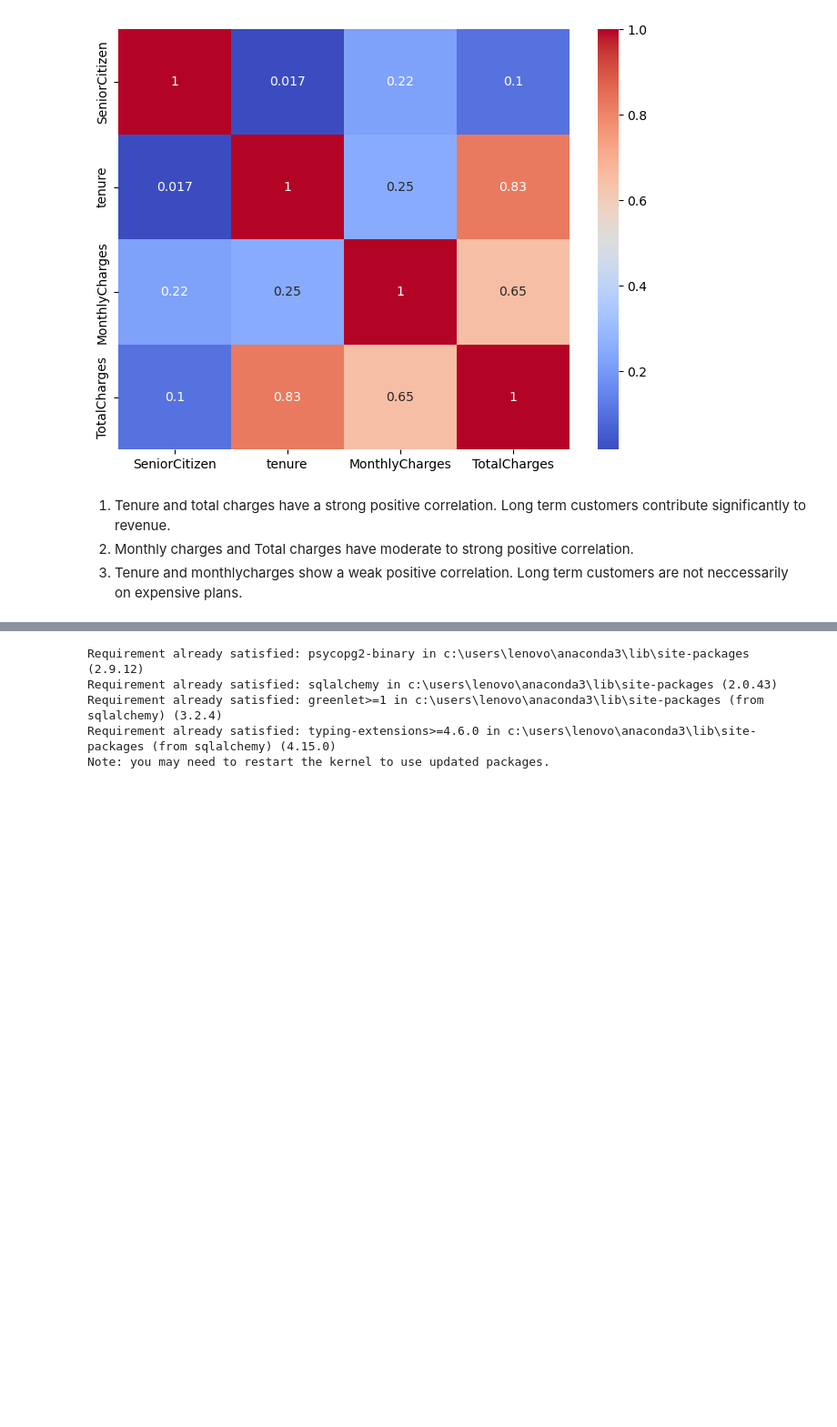
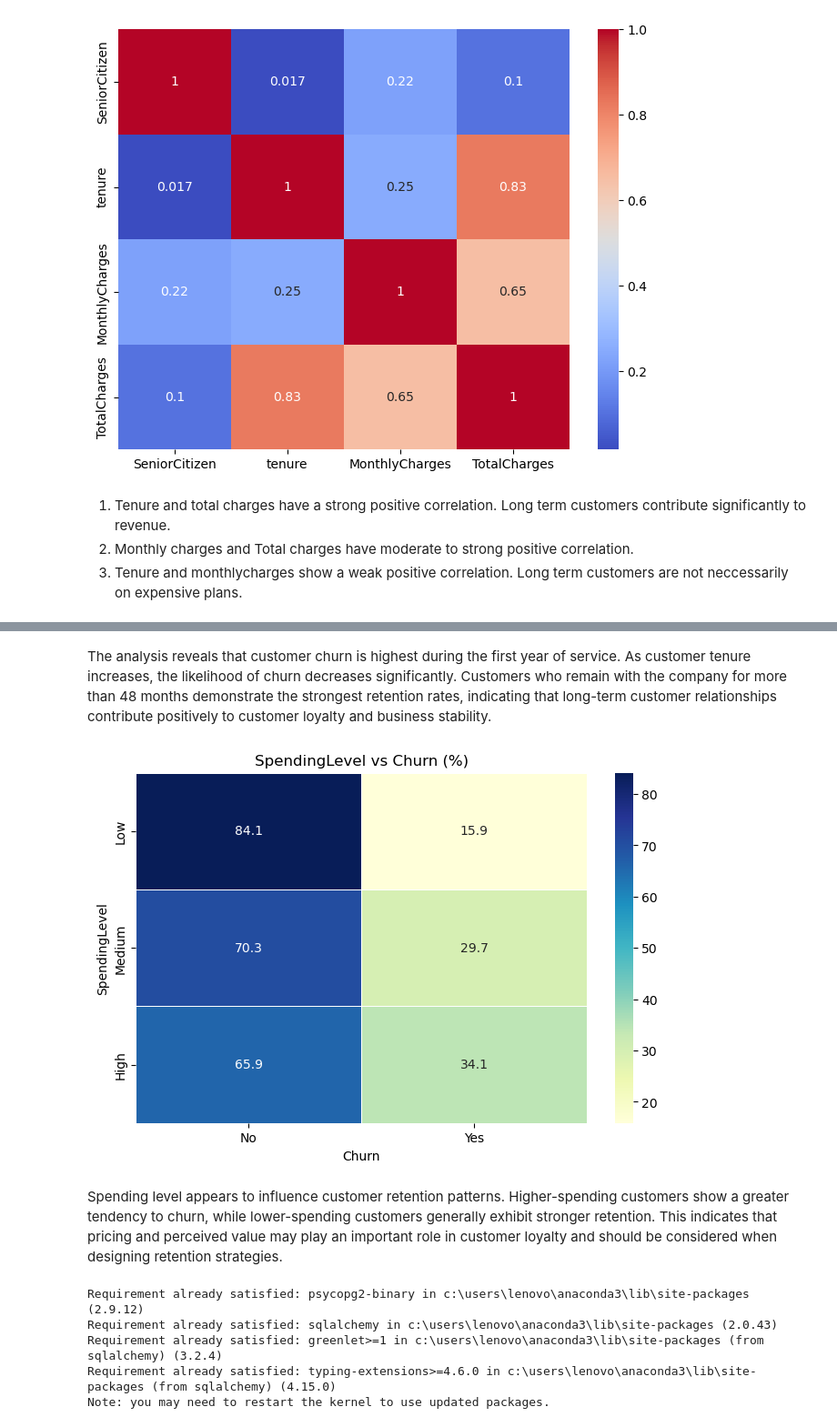
Before and after one commit to amillieypakhrin/telco_customer_churn_analysis, a Jupyter notebook: notebook/retention_analysis.ipynb, the cells around one changed output, grey strips where cells are left out. Shown at 91% size. Drawn from its saved outputs; the diff is of its cells as text; code cells hidden in the pictures; blank space fills up the shorter version.

```diff
--- a/notebook/retention_analysis.ipynb
+++ b/notebook/retention_analysis.ipynb
@@ -417,3 +478,32 @@ plt.show()
+# %% [markdown]
+The analysis reveals that customer churn is highest during the first year of service. As customer tenure increases, the likelihood of churn decreases significantly. Customers who remain with the company for more than 48 months demonstrate the strongest retention rates, indicating that long-term customer relationships contribute positively to customer loyalty and business stability.
+# %%
+#Correlation heatmap between churn and SpendingLevel
+spending_churn_pct = pd.crosstab(
+    df['SpendingLevel'],
+    df['Churn'],
+    normalize='index'
+) * 100
+
+plt.figure(figsize=(8,5))
+
+sns.heatmap(
+    spending_churn_pct,
+    annot=True,
+    fmt='.1f',
+    cmap='YlGnBu',
+    linewidths=0.5
+)
+
+plt.title('SpendingLevel vs Churn (%)')
+plt.xlabel('Churn')
+plt.ylabel('SpendingLevel')
+
+plt.show()
+# %% [output]
+[figure, added]
+# %% [markdown]
+Spending level appears to influence customer retention patterns. Higher-spending customers show a greater tendency to churn, while lower-spending customers generally exhibit stronger retention. This indicates that pricing and perceived value may play an important role in customer loyalty and should be considered when designing retention strategies.
 # %%
 pip install psycopg2-binary sqlalchemy
 # %% [output]
```
Also changed, not shown: parts of 5 cells of this notebook, 5 other files.
